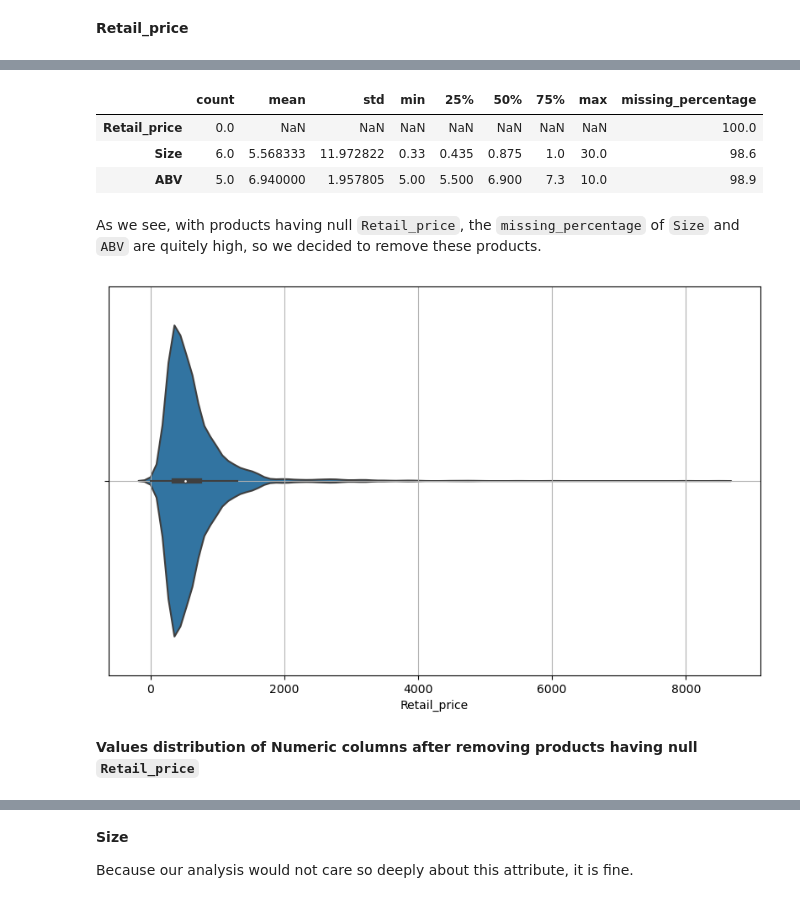
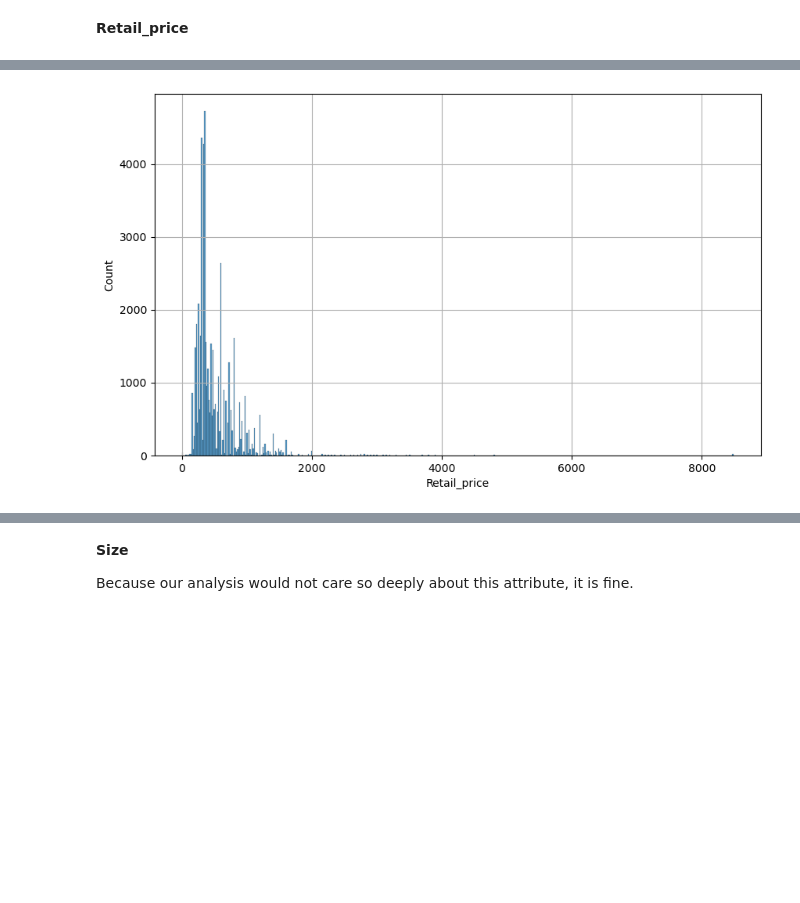
Before and after one commit to daongochoa2002/Mid-term-Project-Group-5, a Jupyter notebook: Bar Sales Analysis.ipynb, the cells around one changed output, grey strips where cells are left out. Cells and saved outputs as stored; diff of their text form; code cells hidden in the pictures; blank space fills up the shorter version.

```diff
--- a/Bar Sales Analysis.ipynb
+++ b/Bar Sales Analysis.ipynb
@@ -80,0 +139,3 @@ memory usage: 332.1+ KB
+# %%
+big_df = transactions_df.join(products_df, on='Product_code')
+big_df.head()
@@ -107,11 +170,0 @@ df.head()
-# %%
-df1 = df.describe().T
-df1['missing_percentage'] = ((1-df1['count']/len(df)) * 100).round(1)
-df1
-# %% [output]
-|  | count | mean | std | min | 25% | 50% | 75% | max | missing_percentage |
-| Retail_price | 0.0 | NaN | NaN | NaN | NaN | NaN | NaN | NaN | 100.0 |
-| Size | 6.0 | 5.568333 | 11.972822 | 0.33 | 0.435 | 0.875 | 1.0 | 30.0 | 98.6 |
-| ABV | 5.0 | 6.940000 | 1.957805 | 5.00 | 5.500 | 6.900 | 7.3 | 10.0 | 98.9 |
-# %% [markdown]
-As we see, with products having null `Retail_price`, the `missing_percentage` of `Size` and `ABV` are quitely high, so we decided to remove these products.
@@ -120,9 +171,7 @@ products_df.dropna(subset=['Retail_price'], inplace = True)
 # %%
 plt.figure(figsize=(10,6))
-sns.violinplot(x=products_df['Retail_price'])
+sns.histplot(x=big_df['Retail_price'])
 plt.grid()
 plt.show()
 # %% [output]
-[figure, old version]
+[figure, new version]
-# %% [markdown]
-**Values distribution of Numeric columns after removing products having null `Retail_price`**
```
Also changed, not shown: parts of 34 cells of this notebook.
